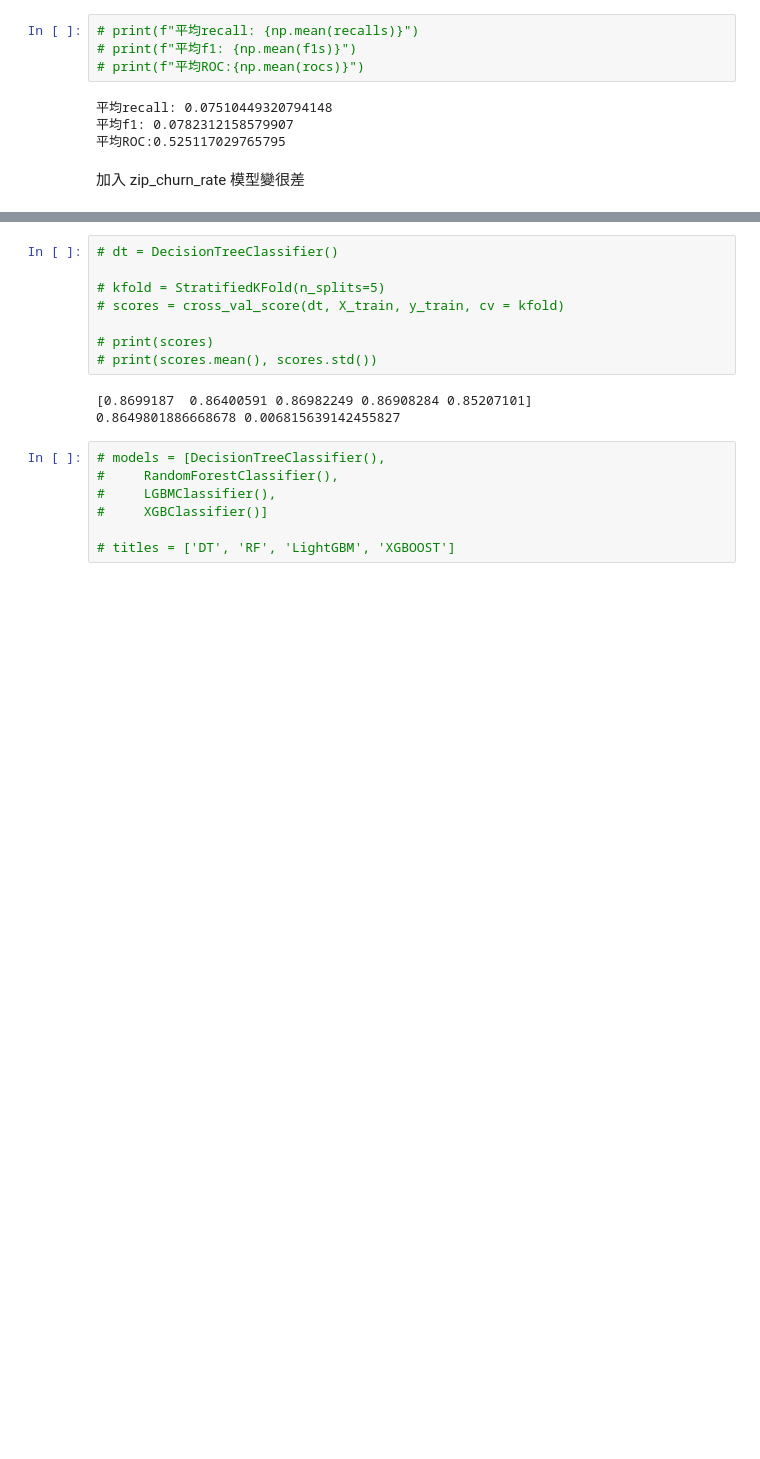
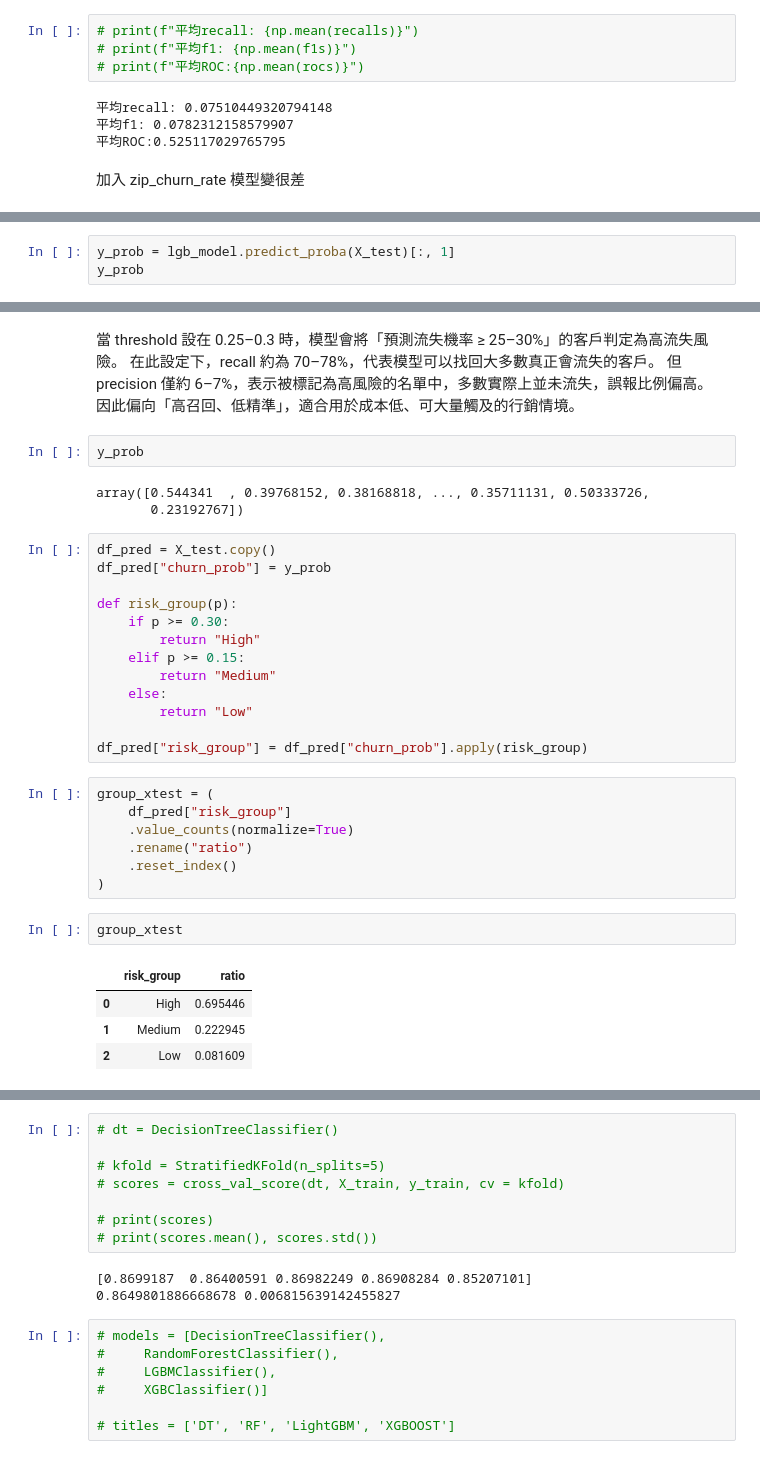
Before and after one commit to Jim-Yang98/churnpredict_exploration, a Jupyter notebook: 預測流失.ipynb, the cells around one changed output, grey strips where cells are left out. Saved outputs shown, nothing was run; the diff lists cells and outputs as text; blank space fills up the shorter version.

```diff
--- a/預測流失.ipynb
+++ b/預測流失.ipynb
@@ -1673,0 +1746,3 @@ And if memory is not enough, you can set `force_col_wise=true`.
+# %%
+y_prob = lgb_model.predict_proba(X_test)[:, 1]
+y_prob
@@ -1673,0 +1831,37 @@ And if memory is not enough, you can set `force_col_wise=true`.
+# %% [markdown]
+當 threshold 設在 0.25–0.3 時，模型會將「預測流失機率 ≥ 25–30%」的客戶判定為高流失風險。
+在此設定下，recall 約為 70–78%，代表模型可以找回大多數真正會流失的客戶。
+但 precision 僅約 6–7%，表示被標記為高風險的名單中，多數實際上並未流失，誤報比例偏高。
+因此偏向「高召回、低精準」，適合用於成本低、可大量觸及的行銷情境。
+# %%
+y_prob
+# %% [output]
+array([0.544341  , 0.39768152, 0.38168818, ..., 0.35711131, 0.50333726,
+       0.23192767])
+# %%
+df_pred = X_test.copy()
+df_pred["churn_prob"] = y_prob
+
+def risk_group(p):
+    if p >= 0.30:
+        return "High"
+    elif p >= 0.15:
+        return "Medium"
+    else:
+        return "Low"
+
+df_pred["risk_group"] = df_pred["churn_prob"].apply(risk_group)
+# %%
+group_xtest = (
+    df_pred["risk_group"]
+    .value_counts(normalize=True)
+    .rename("ratio")
+    .reset_index()
+)
+# %%
+group_xtest
+# %% [output]
+|  | risk_group | ratio |
+| 0 | High | 0.695446 |
+| 1 | Medium | 0.222945 |
+| 2 | Low | 0.081609 |
```
Also changed, not shown: parts of 54 cells of this notebook.
